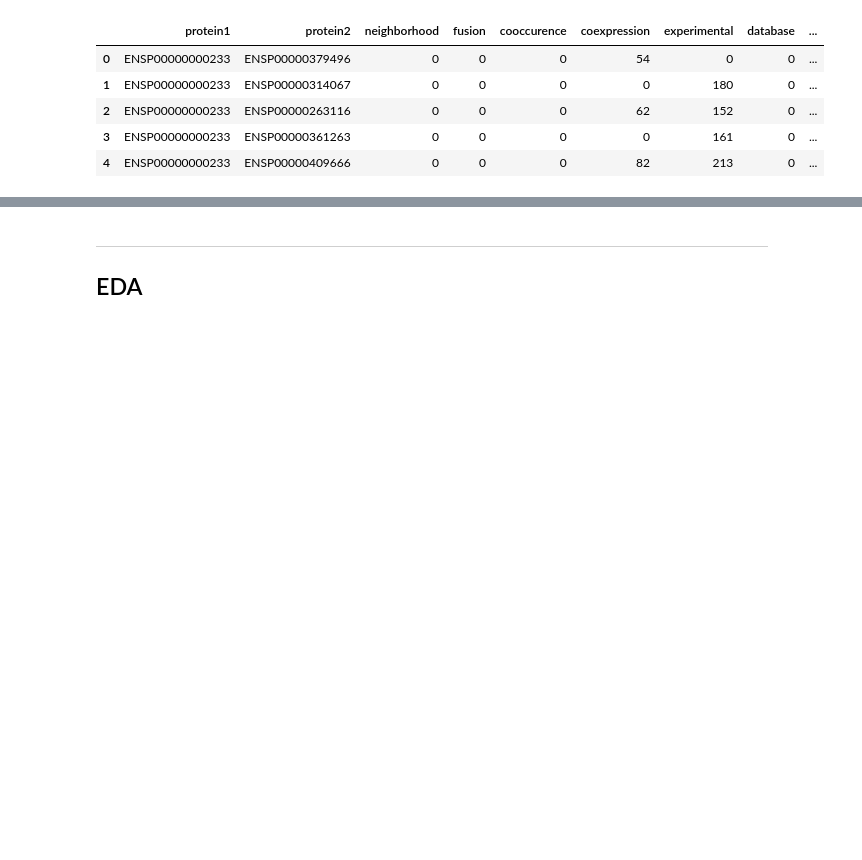
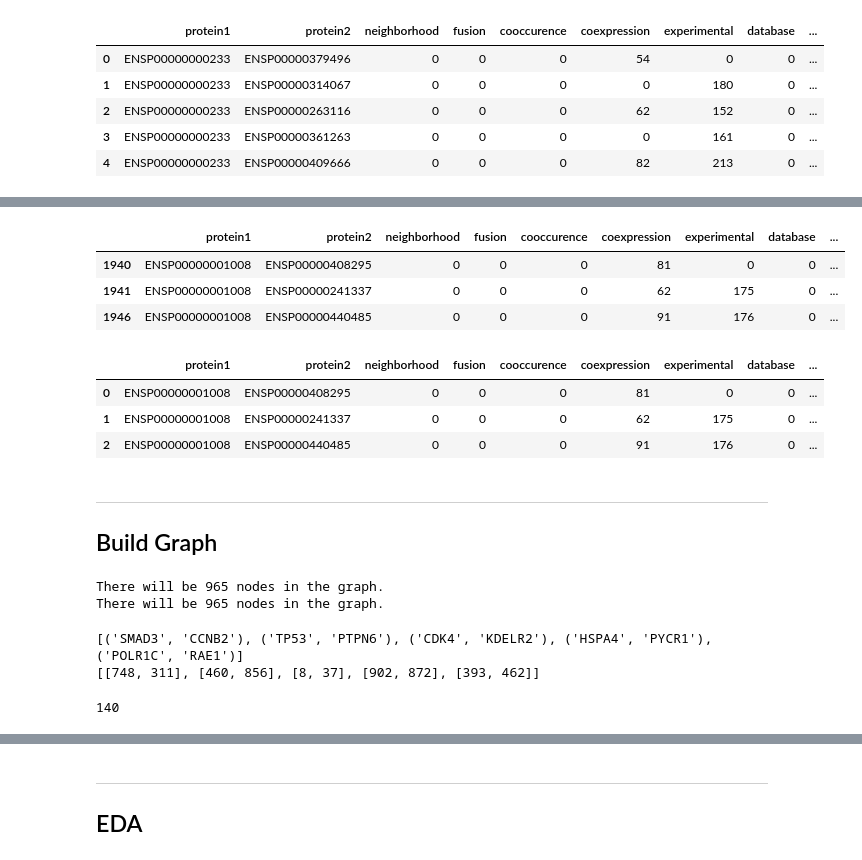
Before and after one commit to PeeteKeesel/gnn-for-drug-response-prediction, a Jupyter notebook: 07_Linking.ipynb, the cells around one changed output, grey strips where cells are left out. Drawn from its saved outputs; the diff is of its cells as text; code cells hidden in the pictures; blank space fills up the shorter version.

```diff
--- a/07_Linking.ipynb
+++ b/07_Linking.ipynb
@@ -53,0 +72,9 @@ PROTEIN_INFO_FILE = '9606.protein.info.v11.5.txt.gz'
+# %%
+# Add a unique number (index) for each distinct landmark gene.
+# This will be used as an index for the node in the graph instead of the raw
+# gene symbol name.
+UNIQ_LANDMARK_GENES = landmark_genes.reset_index()[['index', 'Symbol']].drop_duplicates()
+UNIQ_LANDMARK_GENES.to_csv(f'{PATH_TO_SAVE_DATA_TO}uniq_landmark_genes_with_index.csv', sep=',', header=True, index=False)
+print(f"Unique landmark genes with an index were written to ´{PATH_TO_SAVE_DATA_TO}uniq_landmark_genes_with_index.csv´.")
+UNIQ_LANDMARK_GENES = pd.read_csv(f'{PATH_TO_SAVE_DATA_TO}uniq_landmark_genes_with_index.csv', sep=',')
+UNIQ_LANDMARK_GENES.head(5)
@@ -258,0 +356,8 @@ protein_links_v4.head(5)
+# %%
+protein_links_v5_sparsed = protein_links_v4.loc[(protein_links_v4.gene_symbol1.isin(UNIQ_LANDMARK_GENES.Symbol)) &
+                                                (protein_links_v4.gene_symbol2.isin(UNIQ_LANDMARK_GENES.Symbol))]
+n_rows = protein_links_v5_sparsed.shape[0]
+perc_kept = 100*n_rows/protein_links_v4.shape[0]
+print(f"""After filtered down such that both columns ´gene_symbol1´ and ´gene_symbol2´ are landmark genes the shape is {n_rows} ({perc_kept:2.2f} %).
+This means {protein_links_v4.shape[0]-protein_links_v5_sparsed.shape[0]} have either one or both gene symbols not in the set of {UNIQ_LANDMARK_GENES.shape[0]} landmark genes.
+""")
@@ -258,0 +372,56 @@ protein_links_v4.head(5)
+# %%
+protein_links_v5_sparsed.head(3)
+# %% [output]
+|  | protein1 | protein2 | neighborhood | fusion | cooccurence | coexpression | experimental | database | ... |
+| 1940 | ENSP00000001008 | ENSP00000408295 | 0 | 0 | 0 | 81 | 0 | 0 | ... |
+| 1941 | ENSP00000001008 | ENSP00000241337 | 0 | 0 | 0 | 62 | 175 | 0 | ... |
+| 1946 | ENSP00000001008 | ENSP00000440485 | 0 | 0 | 0 | 91 | 176 | 0 | ... |
+# %%
+# Append corresponding index for each gene symbol column as new column(s).
+protein_links_v6_indexed = protein_links_v5_sparsed.merge(right    = UNIQ_LANDMARK_GENES,
+                                                          how      = 'left',
+                                                          left_on  = ['gene_symbol1'],
+                                                          right_on = ['Symbol'])
+protein_links_v6_indexed.rename(columns={'index': 'index_gene_symbol1'}, inplace=True)
+protein_links_v6_indexed.drop(['Symbol'], axis=1, inplace=True)
+
+protein_links_v7_indexed = protein_links_v6_indexed.merge(right    = UNIQ_LANDMARK_GENES,
+                                                          how      = 'left',
+                                                          left_on  = ['gene_symbol2'],
+                                                          right_on = ['Symbol'])
+protein_links_v7_indexed.rename(columns={'index': 'index_gene_symbol2'}, inplace=True)
+protein_links_v7_indexed.drop(['Symbol'], axis=1, inplace=True)
+
+protein_links_v7_indexed.head(3)
+# %% [output]
+|  | protein1 | protein2 | neighborhood | fusion | cooccurence | coexpression | experimental | database | ... |
+| 0 | ENSP00000001008 | ENSP00000408295 | 0 | 0 | 0 | 81 | 0 | 0 | ... |
+| 1 | ENSP00000001008 | ENSP00000241337 | 0 | 0 | 0 | 62 | 175 | 0 | ... |
+| 2 | ENSP00000001008 | ENSP00000440485 | 0 | 0 | 0 | 91 | 176 | 0 | ... |
+# %% [markdown]
+---
+## Build Graph
+# %%
+# Set of unique gene symbols.
+nodes = np.unique(protein_links_v7_indexed[['gene_symbol1', 'gene_symbol2']].values)
+print(f"There will be {len(nodes)} nodes in the graph.")
+
+nodes_as_indices = np.unique(protein_links_v7_indexed[['index_gene_symbol1', 'index_gene_symbol2']].values)
+print(f"There will be {len(nodes_as_indices)} nodes in the graph.")
+# %% [output]
+There will be 965 nodes in the graph.
+There will be 965 nodes in the graph.
+# %%
+# Create a list of tuples which hold neighbor nodes.
+gene_symbol_tuples = list(set(list(zip(protein_links_v7_indexed.gene_symbol1, protein_links_v7_indexed.gene_symbol2))))
+print(gene_symbol_tuples[:5])
+
+
+# Map the list of tuples of neighbor gene nodes to the corresponding int.
+transform_gene_tuple_to_index_tuple = lambda x : [UNIQ_LANDMARK_GENES[UNIQ_LANDMARK_GENES.Symbol==x[0]]['index'].values[0],
+                                                  UNIQ_LANDMARK_GENES[UNIQ_LANDMARK_GENES.Symbol==x[1]]['index'].values[0]]
+input_vec = [transform_gene_tuple_to_index_tuple(tup) for tup in gene_symbol_tuples]
+print(input_vec[:5])
+# %% [output]
+[('SMAD3', 'CCNB2'), ('TP53', 'PTPN6'), ('CDK4', 'KDELR2'), ('HSPA4', 'PYCR1'), ('POLR1C', 'RAE1')]
+[[748, 311], [460, 856], [8, 37], [902, 872], [393, 462]]
@@ -258,0 +447,4 @@ protein_links_v4.head(5)
+# %%
+len(dict_as_genes['AARS'])
+# %% [output]
+140
```
Also changed, not shown: parts of 55 cells of this notebook, 2 other files.
